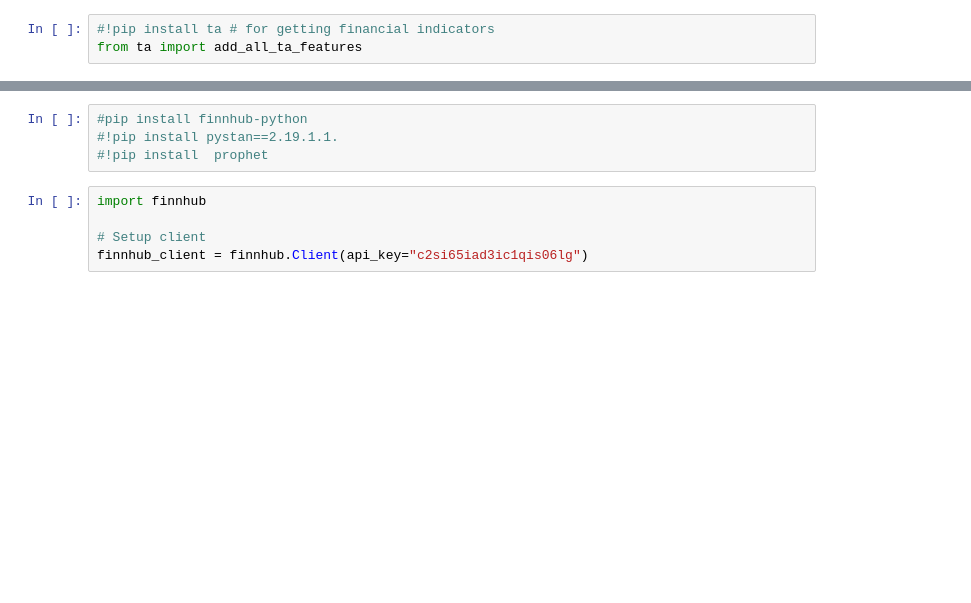
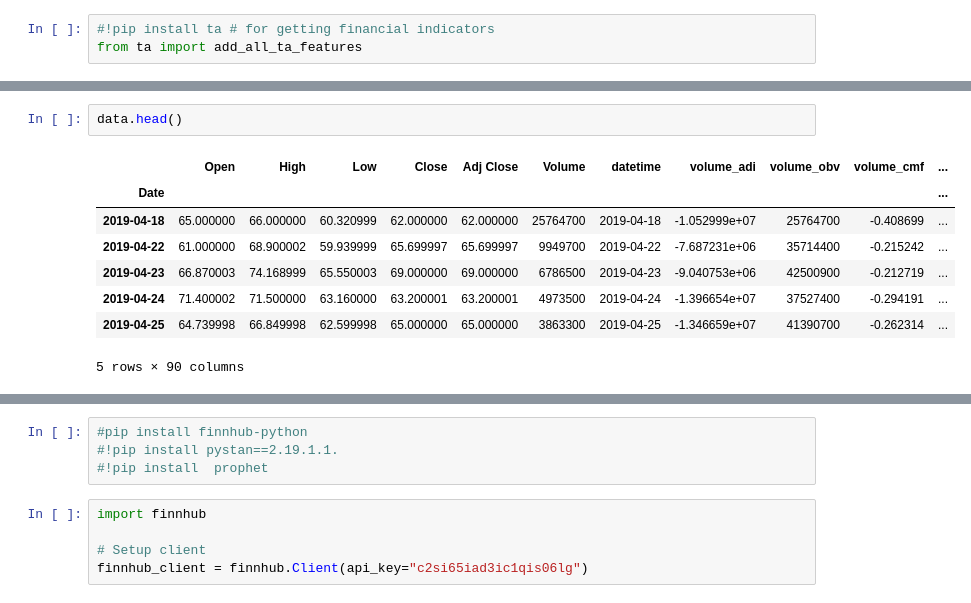
Before and after one commit to Louisaebert/Stock_Prediction, a Jupyter notebook: Stock_4_.ipynb, the cells around one changed output, grey strips where cells are left out. Cells and saved outputs as stored; diff of their text form; blank space fills up the shorter version.

```diff
--- a/Stock_4_.ipynb
+++ b/Stock_4_.ipynb
@@ -64,3 +85,14 @@ invalid value encountered in double_scalars
+# %%
+data.head()
+# %% [output]
+|  | Open | High | Low | Close | Adj Close | Volume | datetime | volume_adi | volume_obv | volume_cmf | ... |
+| Date |  |  |  |  |  |  |  |  |  |  | ... |
+| 2019-04-18 | 65.000000 | 66.000000 | 60.320999 | 62.000000 | 62.000000 | 25764700 | 2019-04-18 | -1.052999e+07 | 25764700 | -0.408699 | ... |
+| 2019-04-22 | 61.000000 | 68.900002 | 59.939999 | 65.699997 | 65.699997 | 9949700 | 2019-04-22 | -7.687231e+06 | 35714400 | -0.215242 | ... |
+| 2019-04-23 | 66.870003 | 74.168999 | 65.550003 | 69.000000 | 69.000000 | 6786500 | 2019-04-23 | -9.040753e+06 | 42500900 | -0.212719 | ... |
+| 2019-04-24 | 71.400002 | 71.500000 | 63.160000 | 63.200001 | 63.200001 | 4973500 | 2019-04-24 | -1.396654e+07 | 37527400 | -0.294191 | ... |
+| 2019-04-25 | 64.739998 | 66.849998 | 62.599998 | 65.000000 | 65.000000 | 3863300 | 2019-04-25 | -1.346659e+07 | 41390700 | -0.262314 | ... |
+5 rows × 90 columns
 # %%
 data.info()
 # %% [output]
```
Also changed, not shown: parts of 9 cells of this notebook, 6 other files.
